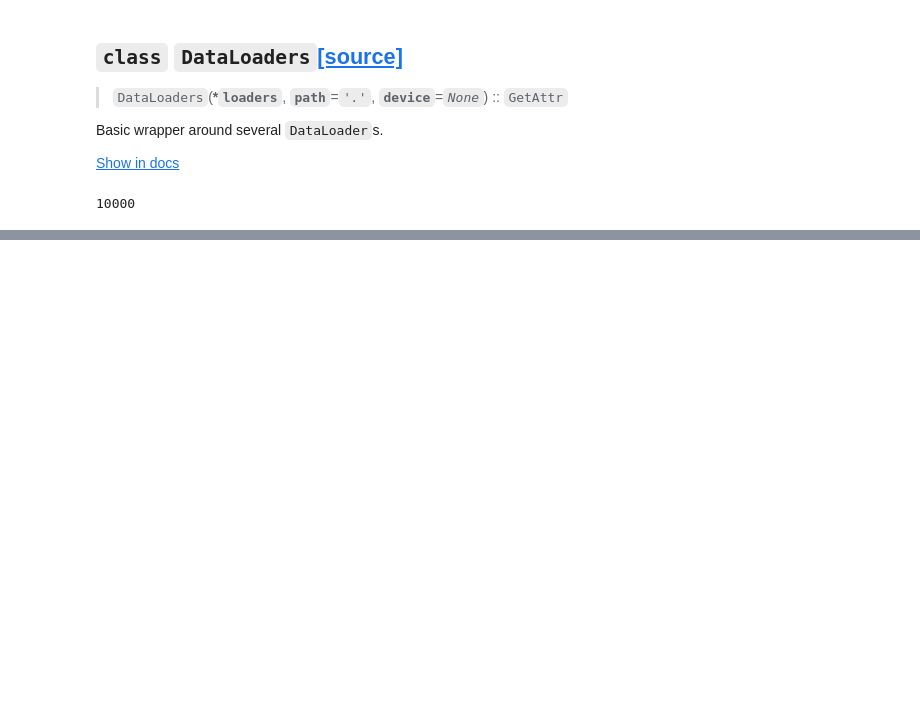
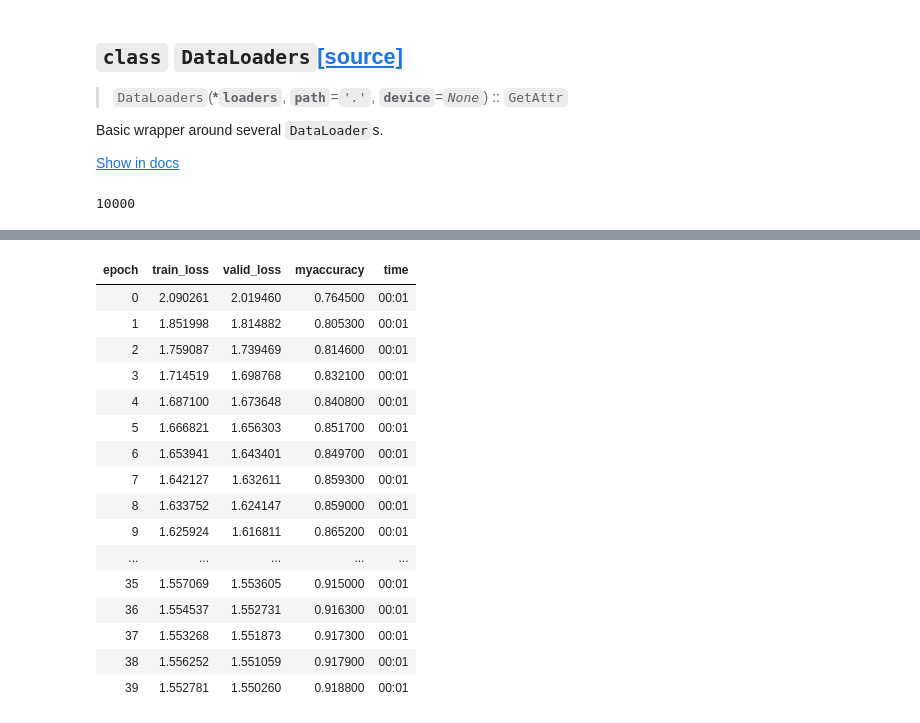
Before and after one commit to francescolosterzo/fastbook, a Jupyter notebook: exercises/mnist_full.ipynb, the cells around one changed output, grey strips where cells are left out. Drawn from its saved outputs; the diff is of its cells as text; code cells hidden in the pictures; blank space fills up the shorter version.

```diff
--- a/exercises/mnist_full.ipynb
+++ b/exercises/mnist_full.ipynb
@@ -260,0 +260,7 @@ Examples::
+# %%
+def mycrossentropy(predictions, targets):
+
+  if targets.ndim > 1:
+    targets = targets.squeeze()
+
+  return F.cross_entropy(predictions, targets)
@@ -269,0 +416,20 @@ learn = Learner(dls, model, loss_func=myloss, opt_func=SGD, metric=mymetric)
+# %%
+learn2.fit(n_epoch=40, lr=0.05)
+# %% [output]
+| epoch | train_loss | valid_loss | myaccuracy | time |
+| 0 | 2.090261 | 2.019460 | 0.764500 | 00:01 |
+| 1 | 1.851998 | 1.814882 | 0.805300 | 00:01 |
+| 2 | 1.759087 | 1.739469 | 0.814600 | 00:01 |
+| 3 | 1.714519 | 1.698768 | 0.832100 | 00:01 |
+| 4 | 1.687100 | 1.673648 | 0.840800 | 00:01 |
+| 5 | 1.666821 | 1.656303 | 0.851700 | 00:01 |
+| 6 | 1.653941 | 1.643401 | 0.849700 | 00:01 |
+| 7 | 1.642127 | 1.632611 | 0.859300 | 00:01 |
+| 8 | 1.633752 | 1.624147 | 0.859000 | 00:01 |
+| 9 | 1.625924 | 1.616811 | 0.865200 | 00:01 |
+| ... | ... | ... | ... | ... |
+| 35 | 1.557069 | 1.553605 | 0.915000 | 00:01 |
+| 36 | 1.554537 | 1.552731 | 0.916300 | 00:01 |
+| 37 | 1.553268 | 1.551873 | 0.917300 | 00:01 |
+| 38 | 1.556252 | 1.551059 | 0.917900 | 00:01 |
+| 39 | 1.552781 | 1.550260 | 0.918800 | 00:01 |
```
Also changed, not shown: parts of 44 cells of this notebook.
